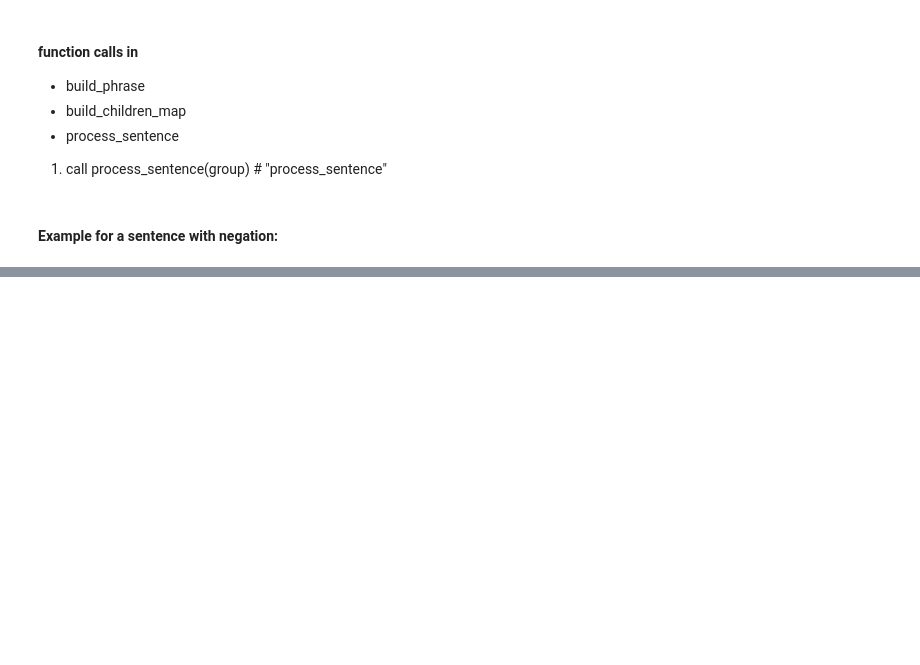
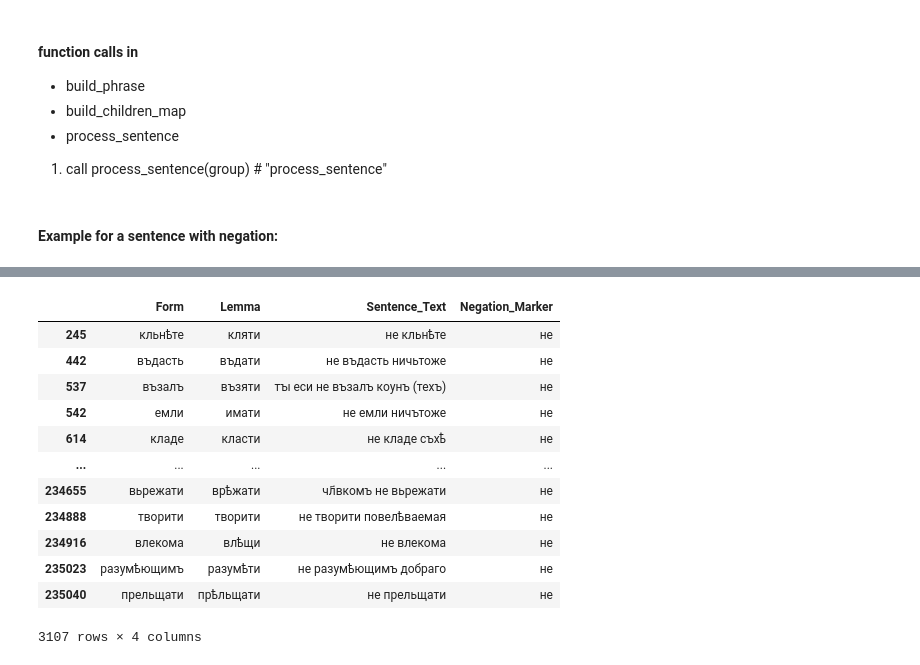
Before and after one commit to m03dtb/old-east-slavic-corpus-analysis, a Jupyter notebook: 02/4_Negation.ipynb, the cells around one changed output, grey strips where cells are left out. Saved outputs shown, nothing was run; the diff lists cells and outputs as text; code cells hidden in the pictures; blank space fills up the shorter version.

```diff
--- a/02/4_Negation.ipynb
+++ b/02/4_Negation.ipynb
@@ -339,0 +373,20 @@ first_sentence_df[["Form", "Lemma","Sentence ID", "Token ID","POS", "Head ID", "
+# %%
+# show column "Sentence_Text" for negated verbs only
+df.loc[
+    (df["Sentence_Text"] != "") & df["Negation"],
+    ["Form", "Lemma", "Sentence_Text", "Negation_Marker"]
+]
+# %% [output]
+|  | Form | Lemma | Sentence_Text | Negation_Marker |
+| 245 | кльнѣте | кляти | не кльнѣте | не |
+| 442 | въдасть | въдати | не въдасть ничьтоже | не |
+| 537 | възалъ | възяти | тꙑ еси не възалъ кѹнъ (техъ) | не |
+| 542 | емли | имати | не емли ничътоже | не |
+| 614 | кладе | класти | не кладе съхҍ | не |
+| ... | ... | ... | ... | ... |
+| 234655 | вьрежати | врѣжати | чл҃вкомъ не вьрежати | не |
+| 234888 | творити | творити | не творити повелѣваемая | не |
+| 234916 | влекома | влѣщи | не влекома | не |
+| 235023 | разумѣющимъ | разумѣти | не разумѣющимъ добраго | не |
+| 235040 | прельщати | прѣльщати | не прельщати | не |
+3107 rows × 4 columns
```
Also changed, not shown: parts of 7 cells of this notebook, 3 other files.
